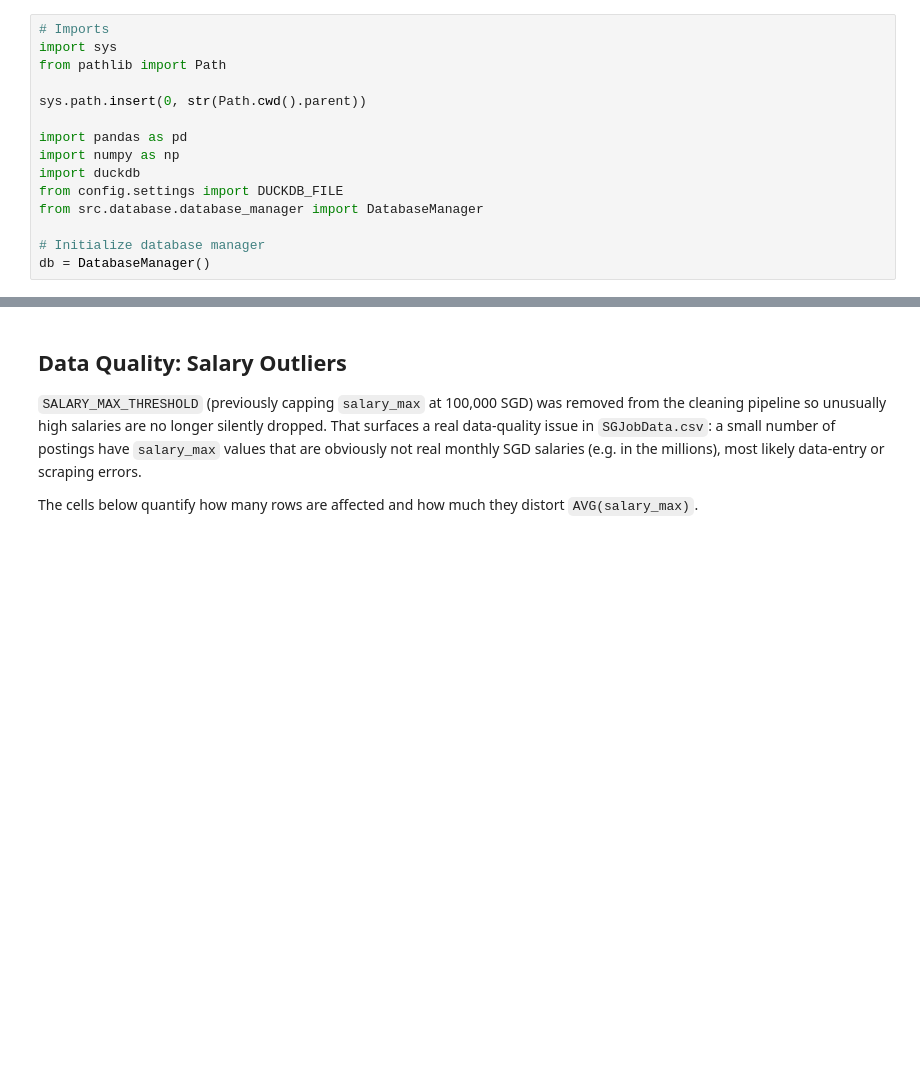
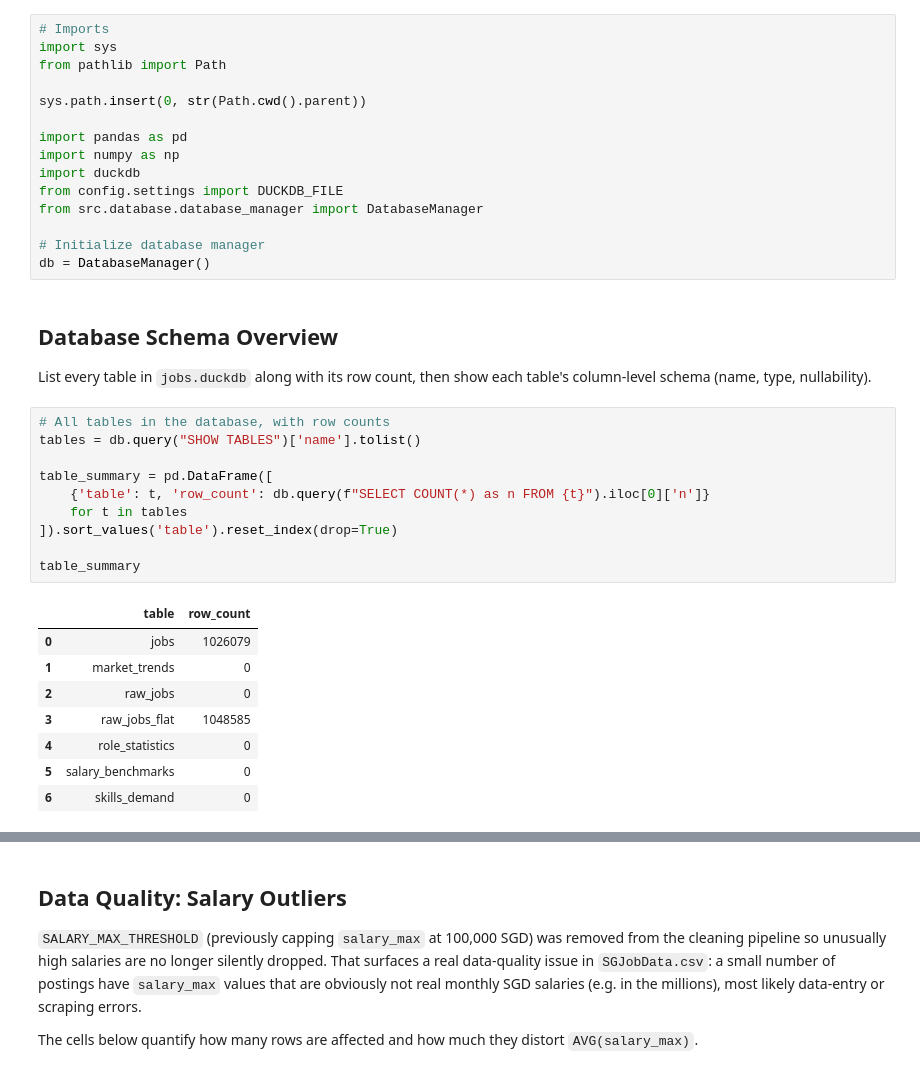
Before and after one commit to bomberblue/job-analytics-dashboard, a Jupyter notebook: notebooks/data_exploration.ipynb, the cells around one changed output, grey strips where cells are left out. Drawn from its saved outputs; the diff is of its cells as text; blank space fills up the shorter version.

```diff
--- a/notebooks/data_exploration.ipynb
+++ b/notebooks/data_exploration.ipynb
@@ -13,3 +13,26 @@ from src.database.database_manager import DatabaseManager
 
 # Initialize database manager
 db = DatabaseManager()
+# %% [markdown]
+## Database Schema Overview
+
+List every table in `jobs.duckdb` along with its row count, then show each table's column-level schema (name, type, nullability).
+# %%
+# All tables in the database, with row counts
+tables = db.query("SHOW TABLES")['name'].tolist()
+
+table_summary = pd.DataFrame([
+    {'table': t, 'row_count': db.query(f"SELECT COUNT(*) as n FROM {t}").iloc[0]['n']}
+    for t in tables
+]).sort_values('table').reset_index(drop=True)
+
+table_summary
+# %% [output]
+|  | table | row_count |
+| 0 | jobs | 1026079 |
+| 1 | market_trends | 0 |
+| 2 | raw_jobs | 0 |
+| 3 | raw_jobs_flat | 1048585 |
+| 4 | role_statistics | 0 |
+| 5 | salary_benchmarks | 0 |
+| 6 | skills_demand | 0 |
```
Also changed, not shown: parts of 5 cells of this notebook, 3 other files.
